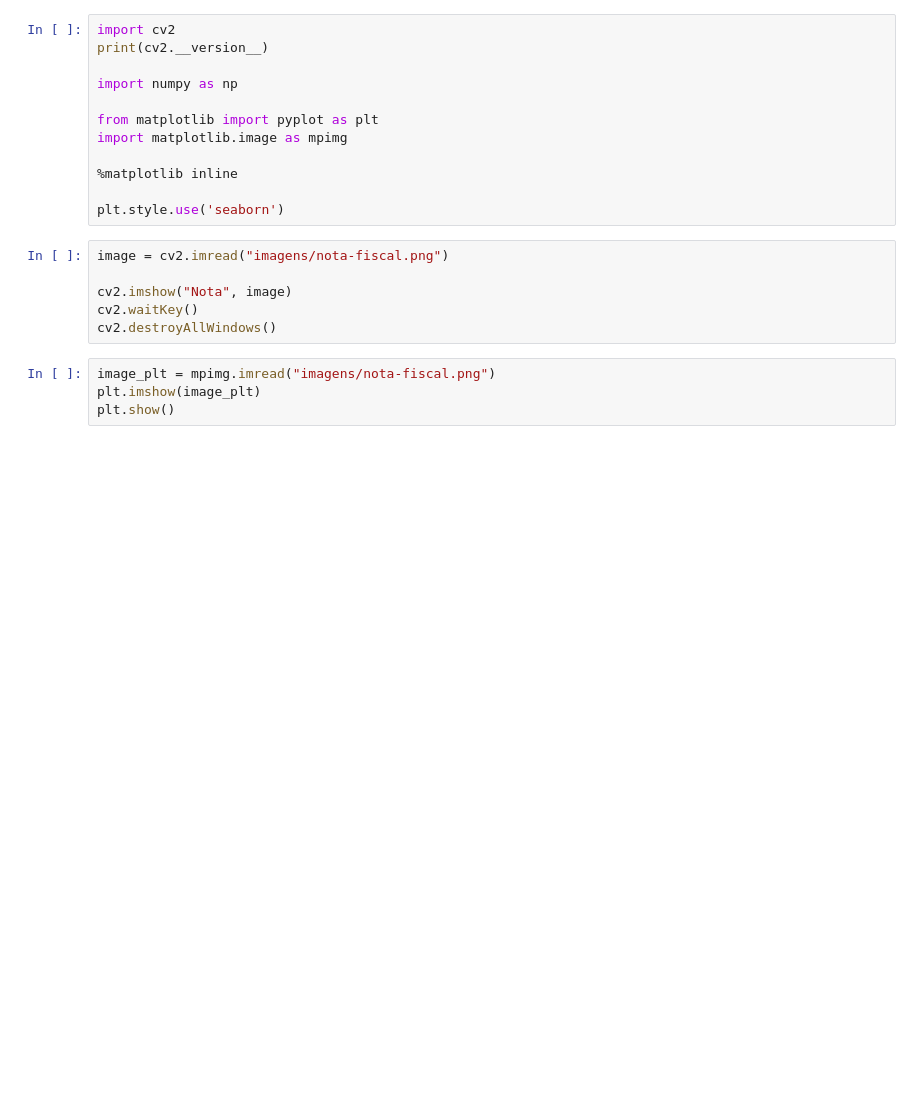
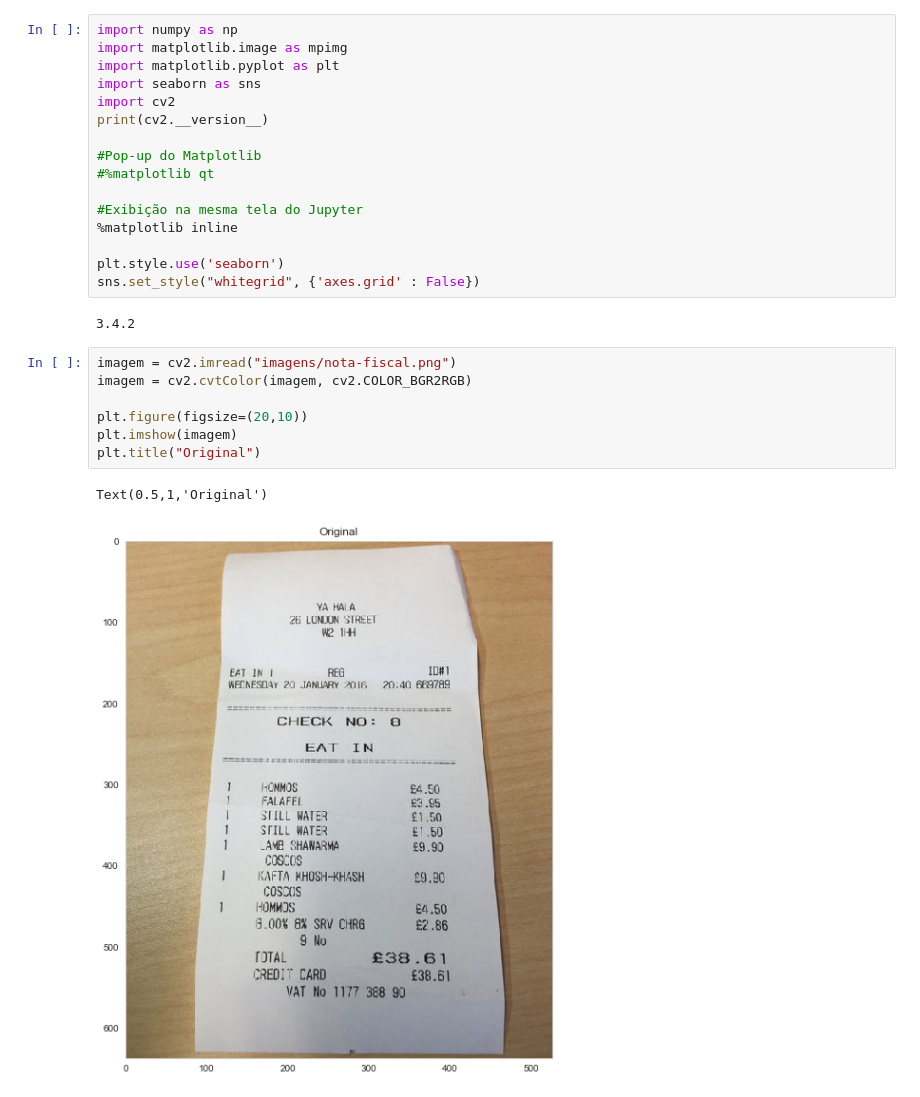
Before and after one commit to michelpf/fiap-ml-tec-proc-imagens, a Jupyter notebook: aula-2-transformacao/desafio-1/desafio-1.ipynb, the cells around one changed output. Drawn from its saved outputs; the diff is of its cells as text; blank space fills up the shorter version.

```diff
--- a/aula-2-transformacao/desafio-1/desafio-1.ipynb
+++ b/aula-2-transformacao/desafio-1/desafio-1.ipynb
@@ -7,26 +7,32 @@ Tal operação é similar utilizado em aplicações de escaneamento de documento
 ![image.png](attachment:image.png)
 
 ![alt text](imagens/nota-fiscal.png)
-# %%
-import cv2
-print(cv2.__version__)
-
-import numpy as np
-
-from matplotlib import pyplot as plt
-import matplotlib.image as mpimg
-
-%matplotlib inline
-
-plt.style.use('seaborn')
-# %%
-image = cv2.imread("imagens/nota-fiscal.png")
-
-cv2.imshow("Nota", image)
-cv2.waitKey()
-cv2.destroyAllWindows()
-# %%
-image_plt = mpimg.imread("imagens/nota-fiscal.png")
-plt.imshow(image_plt)
-plt.show()
+# %%
+import numpy as np
+import matplotlib.image as mpimg
+import matplotlib.pyplot as plt
+import seaborn as sns
+import cv2
+print(cv2.__version__)
+
+#Pop-up do Matplotlib
+#%matplotlib qt
+
+#Exibição na mesma tela do Jupyter
+%matplotlib inline
+
+plt.style.use('seaborn')
+sns.set_style("whitegrid", {'axes.grid' : False})
+# %% [output]
+3.4.2
+# %%
+imagem = cv2.imread("imagens/nota-fiscal.png")
+imagem = cv2.cvtColor(imagem, cv2.COLOR_BGR2RGB)
+
+plt.figure(figsize=(20,10))
+plt.imshow(imagem)
+plt.title("Original")
+# %% [output]
+Text(0.5,1,'Original')
+[figure, added]
 # %%
```
Also changed, not shown: parts of 3 cells of this notebook, 5 other files.
